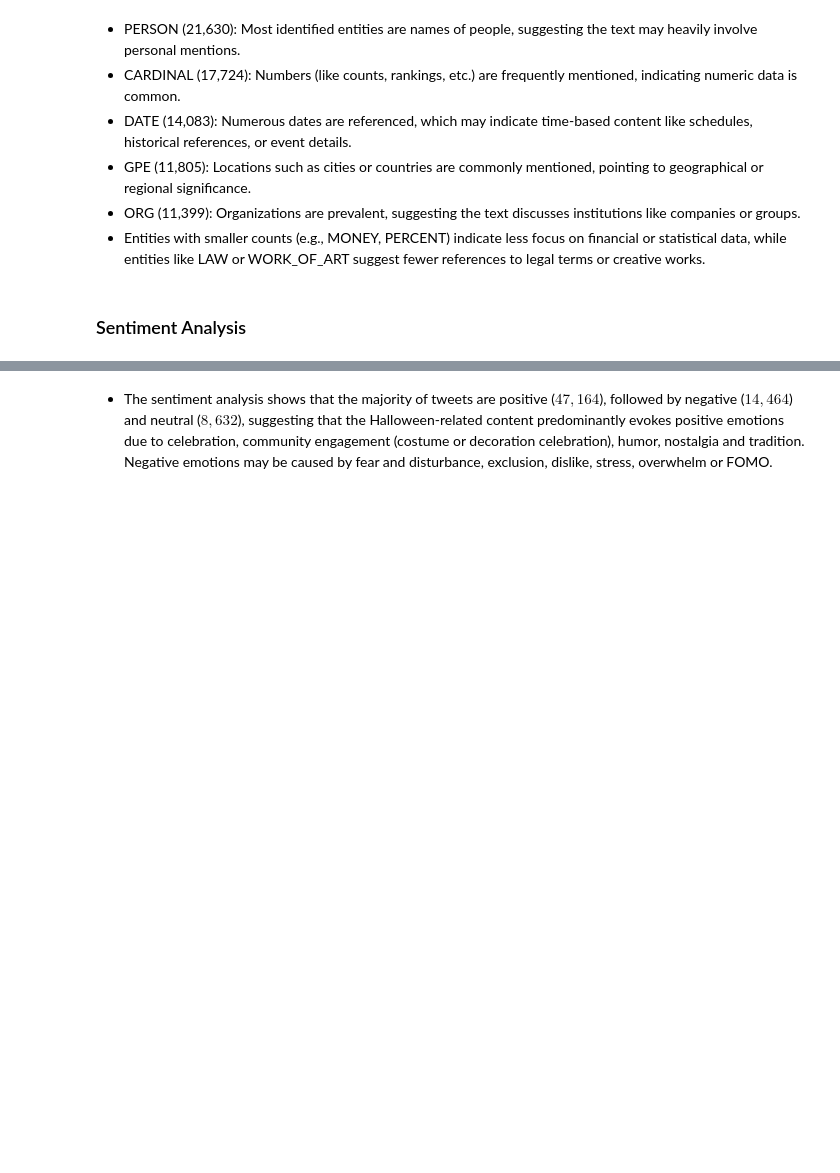
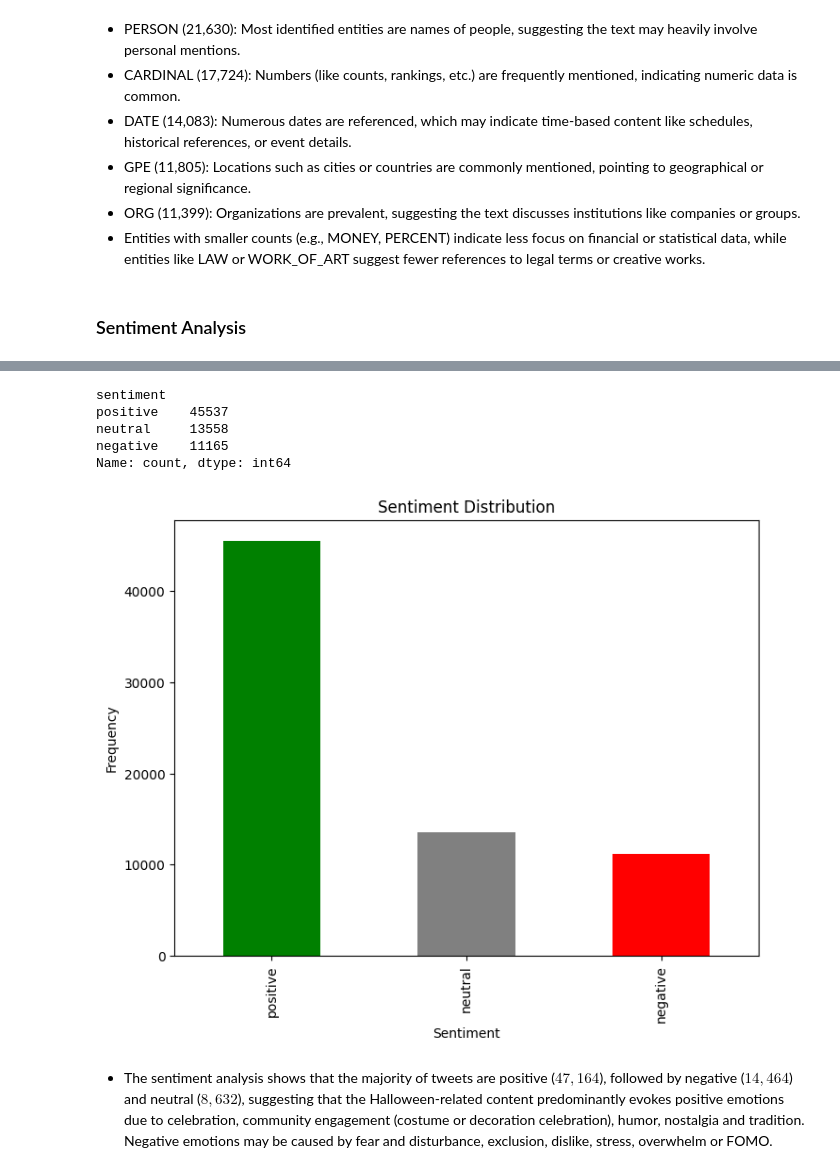
Before and after one commit to lgiesen/social-media-analysis, a Jupyter notebook: leo-text_analysis.ipynb, the cells around one changed output, grey strips where cells are left out. Drawn from its saved outputs; the diff is of its cells as text; code cells hidden in the pictures; blank space fills up the shorter version.

```diff
--- a/leo-text_analysis.ipynb
+++ b/leo-text_analysis.ipynb
@@ -555,2 +667,24 @@ Name: count, dtype: int64
+# %%
+import matplotlib.pyplot as plt
+
+# Ensure the sentiment categories are ordered
+sentiment_counts = df['sentiment'].value_counts()
+ordered_sentiments = ['positive', 'neutral', 'negative']
+sentiment_counts = sentiment_counts.reindex(ordered_sentiments)
+print(df['sentiment'].value_counts())
+# Plot the sentiment distribution
+plt.figure(figsize=(8, 6))
+sentiment_counts.plot(kind='bar', color=['green', 'gray', 'red'])
+plt.title('Sentiment Distribution')
+plt.xlabel('Sentiment')
+plt.ylabel('Frequency')
+plt.show()
+# %% [output]
+sentiment
+positive    45537
+neutral     13558
+negative    11165
+Name: count, dtype: int64
+[figure, added]
 # %% [markdown]
 - The sentiment analysis shows that the majority of tweets are positive ($47,164$), followed by negative ($14,464$) and neutral ($8,632$), suggesting that the Halloween-related content predominantly evokes positive emotions due to celebration, community engagement (costume or decoration celebration), humor, nostalgia and tradition. Negative emotions may be caused by fear and disturbance, exclusion, dislike, stress, overwhelm or FOMO.
```
Also changed, not shown: parts of 12 cells of this notebook, 2 other files.
